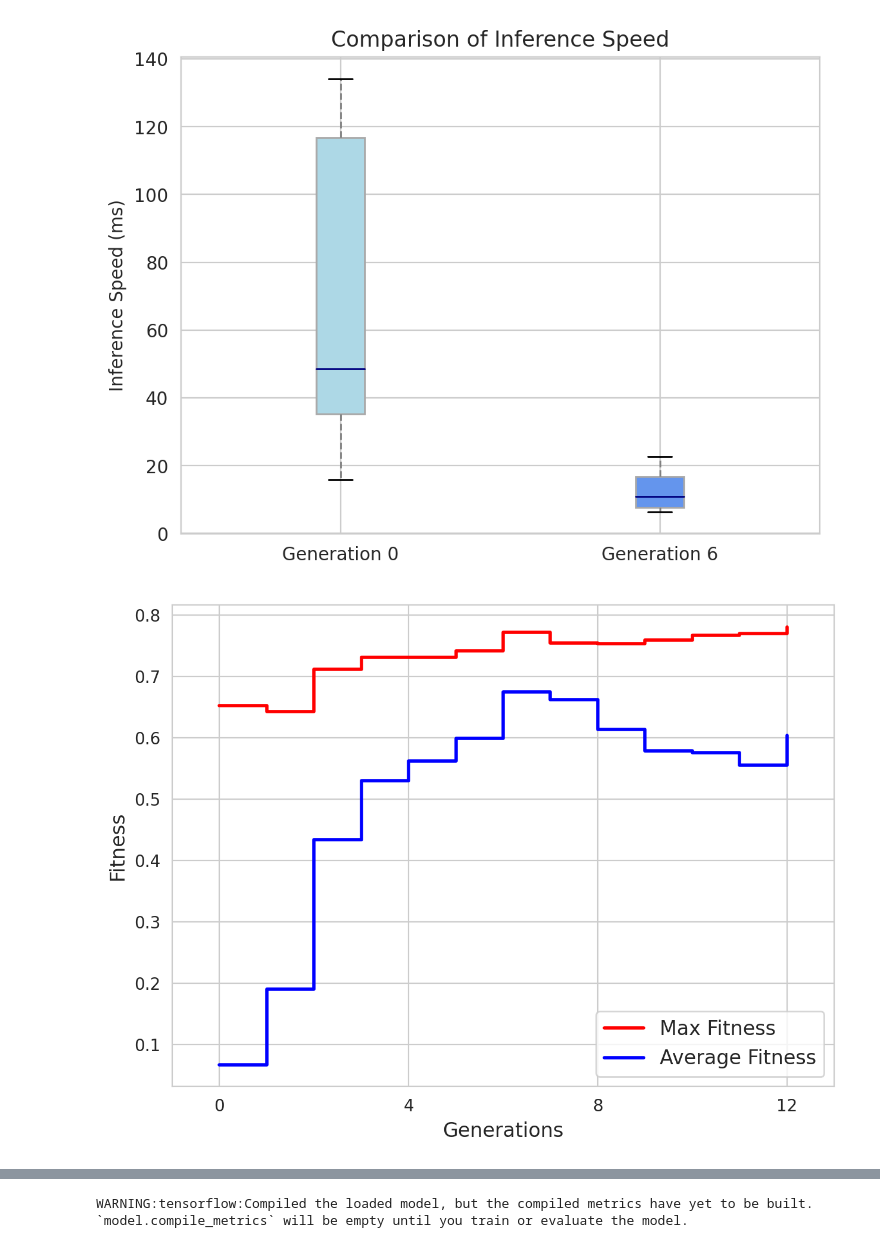
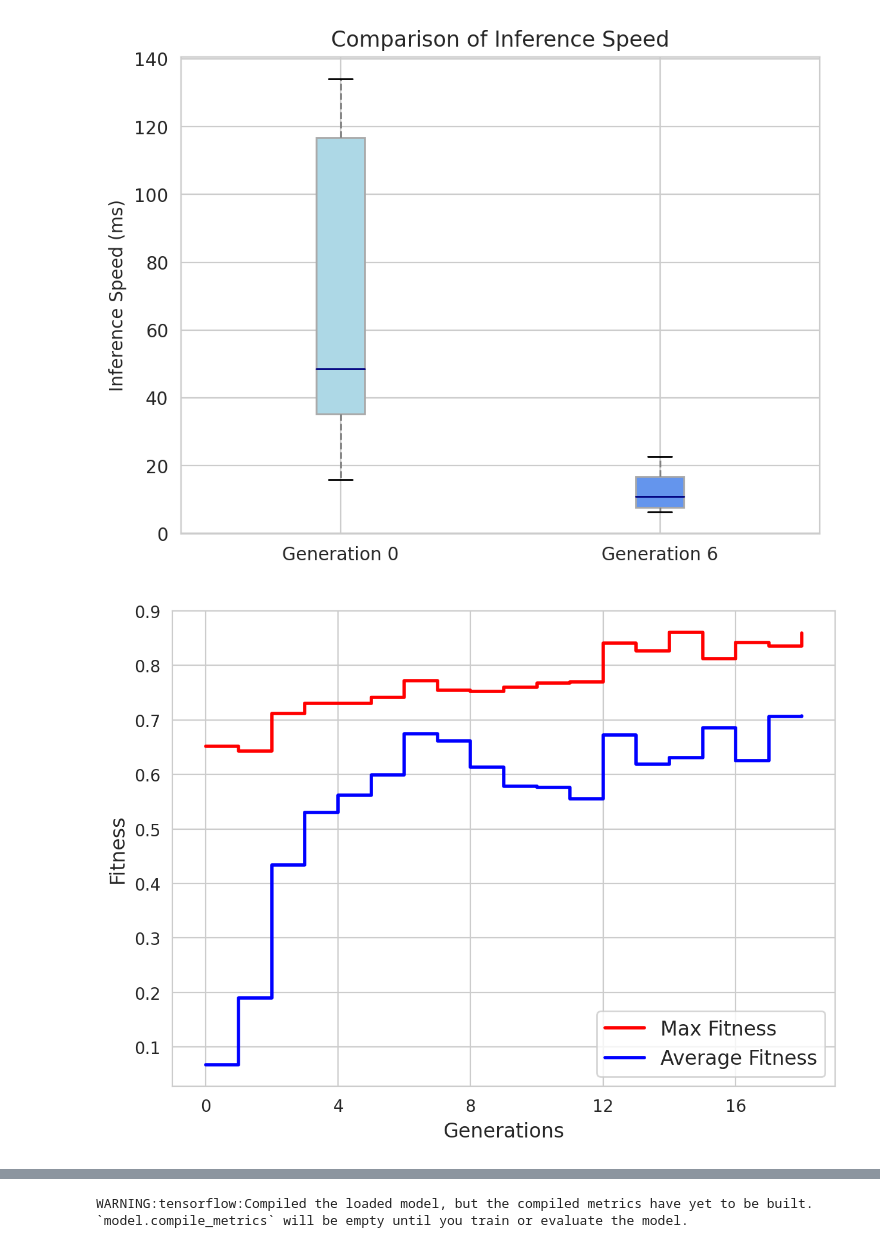
Before and after one commit to sypsyp97/Genetic_NAS, a Jupyter notebook: test.ipynb, the cells around one changed output, grey strips where cells are left out. Drawn from its saved outputs; the diff is of its cells as text; code cells hidden in the pictures.

```diff
--- a/test.ipynb
+++ b/test.ipynb
@@ -3,7 +3,7 @@ import pickle
 
 import numpy as np
 # %%
-with open('results_29032023085605/generation_0/fitness_list.pkl', 'rb') as f:
+with open('results_28032023195907/generation_3/tpu_time_list.pkl', 'rb') as f:
     data = pickle.load(f)
     f.close()
 # %%
@@ -13,4 +13,4 @@ data
 # %%
-with open('results_14032023164450/generation_11/best_model_arrays.pkl', 'rb') as f:
+with open('best_model_arrays.pkl', 'rb') as f:
     data = pickle.load(f)
     f.close()
@@ -150,31 +231,45 @@ import matplotlib.ticker as ticker
 plt.rcParams.update({"figure.dpi": 200})
 # %%
 with open('results_14032023164450/max_fitness_history.pkl', 'rb') as f:
-    max_fitness_history = pickle.load(f)
+    a1 = pickle.load(f)
+    f.close()
+with open('results_28032023195907/max_fitness_history.pkl', 'rb') as f:
+    a2 = pickle.load(f)
+    f.close()
+with open('results_29032023085605/max_fitness_history.pkl', 'rb') as f:
+    a3 = pickle.load(f)
+    f.close()
+max_fitness_history = a1 + a2 + a3
+
+
+with open('results_14032023164450/average_fitness_history.pkl', 'rb') as f:
+    b1 = pickle.load(f)
+    f.close()
+with open('results_28032023195907/average_fitness_history.pkl', 'rb') as f:
+    b2 = pickle.load(f)
+    f.close()
+with open('results_29032023085605/average_fitness_history.pkl', 'rb') as f:
+    b3 = pickle.load(f)
     f.close()
 
-with open('results_14032023164450/average_fitness_history.pkl', 'rb') as f:
-    average_fitness_history = pickle.load(f)
-    f.close()
+average_fitness_history = b1 + b2 + b3
 
-max_fitness_history.append(0.7807)
-average_fitness_history.append(0.6037)
-generations = range(13)
+generations = range(19)
 
 fig, ax = plt.subplots()
 
 ax.step(generations, max_fitness_history, label='Max Fitness', where='post', color='red', linewidth=2)
 ax.step(generations, average_fitness_history, label='Average Fitness', where='post', color='blue', linewidth=2)
 ax.xaxis.set_major_locator(ticker.MultipleLocator(4))
-ax.set_xlim(-1,13)
+ax.set_xlim(-1,19)
 ax.set_xlabel('Generations', fontsize=12)
 ax.set_ylabel('Fitness', fontsize=12)
 ax.legend(fontsize=12)
 
 plt.tight_layout()
 plt.show()
 # %% [output]
-[figure, old version]
+[figure, new version]
 # %%
 from tools.Create_Model import create_model
 import pickle
```
Also changed, not shown: parts of 7 cells of this notebook.
